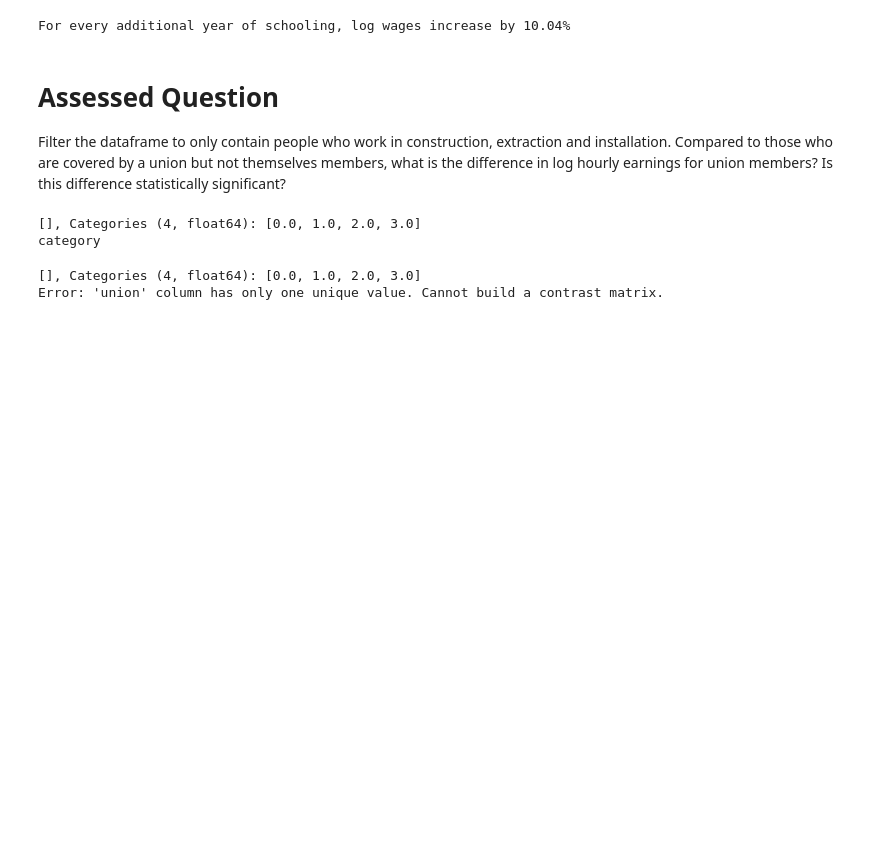
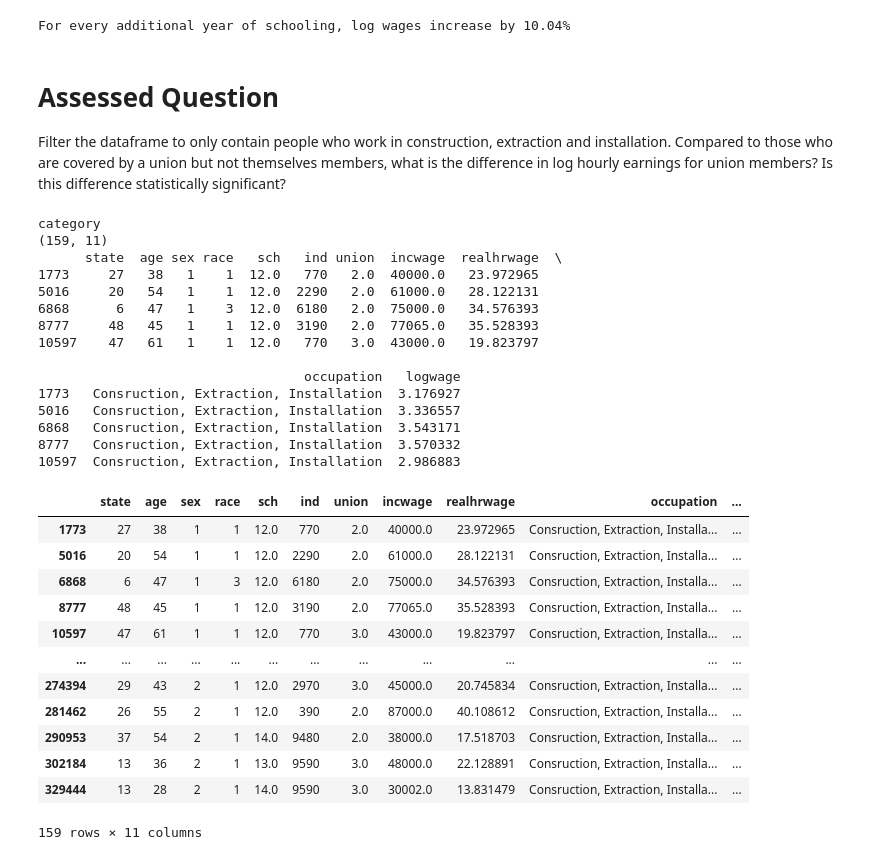
Before and after one commit to yoko-37458/QM2, a Jupyter notebook: W5_Distributions_and_Basic_Statistics.ipynb, the cells around one changed output. Drawn from its saved outputs; the diff is of its cells as text; code cells hidden in the pictures; blank space fills up the shorter version.

```diff
--- a/W5_Distributions_and_Basic_Statistics.ipynb
+++ b/W5_Distributions_and_Basic_Statistics.ipynb
@@ -622,36 +622,42 @@ For every additional year of schooling, log wages increase by 10.04%
 # Assessed Question
 
 Filter the dataframe to only contain people who work in construction, extraction and installation. Compared to those who are covered by a union but not themselves members, what is the difference in log hourly earnings for union members? Is this difference statistically significant?
-# %%
-construction_df = reg_df[reg_df['occupation'] == '21231']
-construction_df['union'] = construction_df['union'].astype('category')
-construction_df['union_binary'] = construction_df['union'].isin([2, 3]).astype(int)
-
-# Check the distribution of the binary variable
-print(construction_df['union_binary'].value_counts())
-print(construction_df['union'].unique())
-print(construction_df['union'].dtype)
-# %% [output]
-[], Categories (4, float64): [0.0, 1.0, 2.0, 3.0]
-category
-# %%
-import pandas as pd
-from statsmodels.formula.api import ols
-
-# Ensure 'union' is treated as a categorical variable
-construction_df['union'] = pd.Categorical(construction_df['union'])
-
-# Check for the unique values in the 'union' column
-print(construction_df['union_'].unique())
-
-# Proceed with the model fitting if there are at least two unique values
-if len(construction_df['union'].unique()) > 1:
-    union_model = ols('logwage ~ C(union)', data=construction_df).fit()
-    print(union_model.summary())
-else:
-    print("Error: 'union' column has only one unique value. Cannot build a contrast matrix.")
-# %% [output]
-[], Categories (4, float64): [0.0, 1.0, 2.0, 3.0]
-Error: 'union' column has only one unique value. Cannot build a contrast matrix.
+# %%
+construction_df = reg_df[reg_df['occupation'] == 'Consruction, Extraction, Installation']# Filter by occupation first
+union_df = construction_df[construction_df['union'].isin([2.0, 3.0])]
+print(reg_df['union'].dtype)
+print(union_df.shape)  # Check the shape (rows, columns)
+print(union_df.head()) # Display the first few rows
+
+display(union_df)
+# %% [output]
+category
+(159, 11)
+      state  age sex race   sch   ind union  incwage  realhrwage  \
+1773     27   38   1    1  12.0   770   2.0  40000.0   23.972965
+5016     20   54   1    1  12.0  2290   2.0  61000.0   28.122131
+6868      6   47   1    3  12.0  6180   2.0  75000.0   34.576393
+8777     48   45   1    1  12.0  3190   2.0  77065.0   35.528393
+10597    47   61   1    1  12.0   770   3.0  43000.0   19.823797
+
+                                  occupation   logwage
+1773   Consruction, Extraction, Installation  3.176927
+5016   Consruction, Extraction, Installation  3.336557
+6868   Consruction, Extraction, Installation  3.543171
+8777   Consruction, Extraction, Installation  3.570332
+10597  Consruction, Extraction, Installation  2.986883
+|  | state | age | sex | race | sch | ind | union | incwage | realhrwage | occupation | ... |
+| 1773 | 27 | 38 | 1 | 1 | 12.0 | 770 | 2.0 | 40000.0 | 23.972965 | Consruction, Extraction, Installa... | ... |
+| 5016 | 20 | 54 | 1 | 1 | 12.0 | 2290 | 2.0 | 61000.0 | 28.122131 | Consruction, Extraction, Installa... | ... |
+| 6868 | 6 | 47 | 1 | 3 | 12.0 | 6180 | 2.0 | 75000.0 | 34.576393 | Consruction, Extraction, Installa... | ... |
+| 8777 | 48 | 45 | 1 | 1 | 12.0 | 3190 | 2.0 | 77065.0 | 35.528393 | Consruction, Extraction, Installa... | ... |
+| 10597 | 47 | 61 | 1 | 1 | 12.0 | 770 | 3.0 | 43000.0 | 19.823797 | Consruction, Extraction, Installa... | ... |
+| ... | ... | ... | ... | ... | ... | ... | ... | ... | ... | ... | ... |
+| 274394 | 29 | 43 | 2 | 1 | 12.0 | 2970 | 3.0 | 45000.0 | 20.745834 | Consruction, Extraction, Installa... | ... |
+| 281462 | 26 | 55 | 2 | 1 | 12.0 | 390 | 2.0 | 87000.0 | 40.108612 | Consruction, Extraction, Installa... | ... |
+| 290953 | 37 | 54 | 2 | 1 | 14.0 | 9480 | 2.0 | 38000.0 | 17.518703 | Consruction, Extraction, Installa... | ... |
+| 302184 | 13 | 36 | 2 | 1 | 13.0 | 9590 | 3.0 | 48000.0 | 22.128891 | Consruction, Extraction, Installa... | ... |
+| 329444 | 13 | 28 | 2 | 1 | 14.0 | 9590 | 3.0 | 30002.0 | 13.831479 | Consruction, Extraction, Installa... | ... |
+159 rows × 11 columns
 # %%
 from statsmodels.formula.api import ols
```
Also changed, not shown: parts of 5 cells of this notebook.
